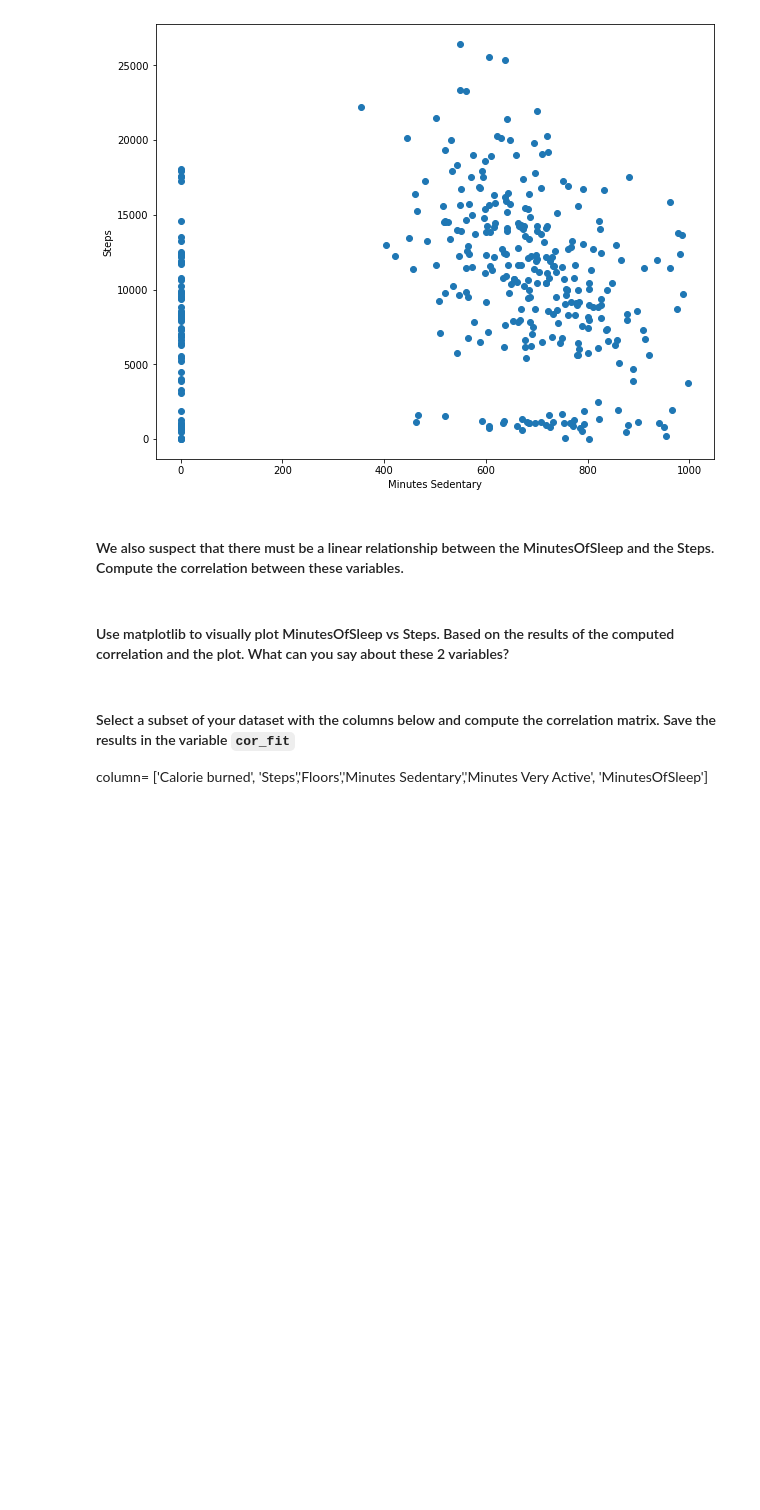
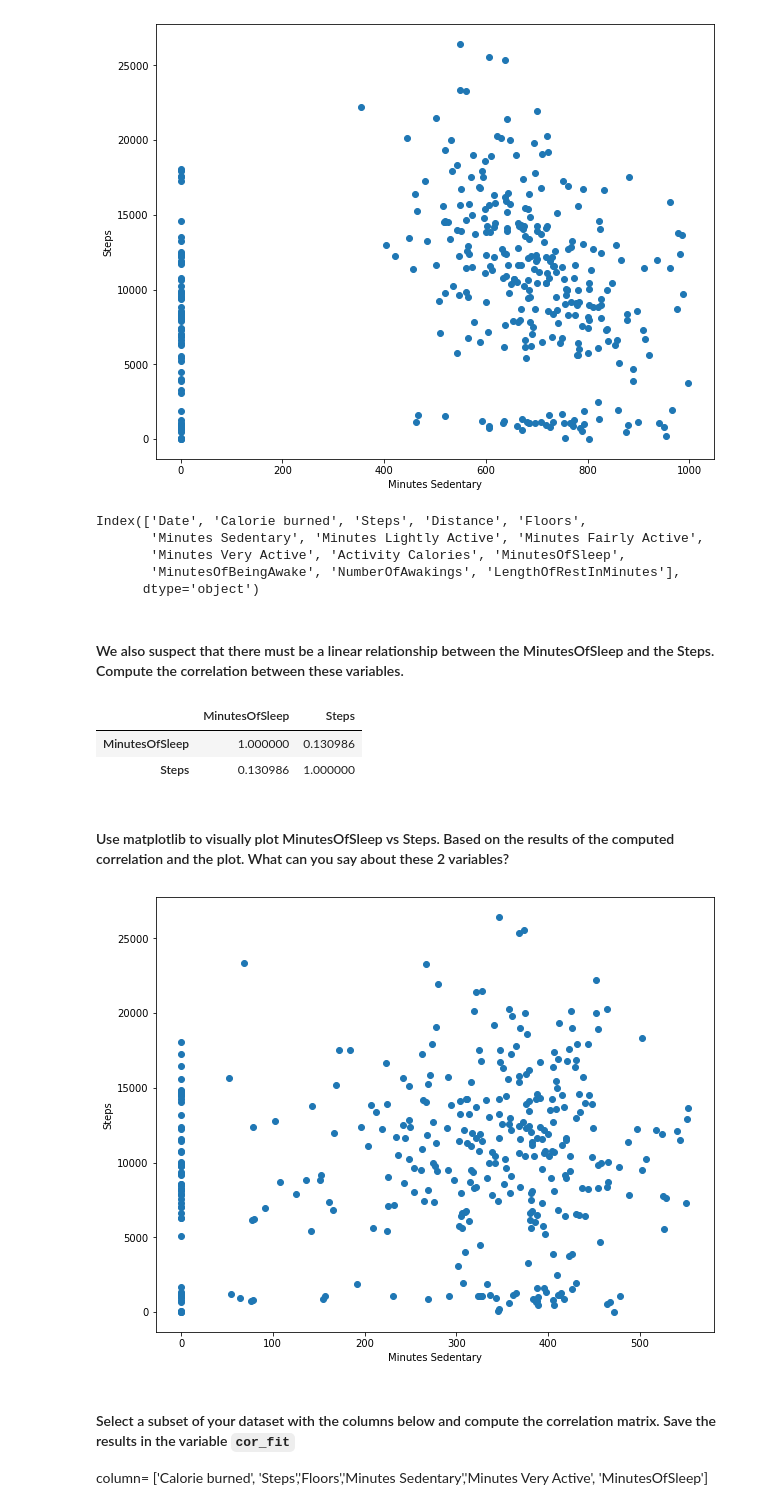
Before and after one commit to ta-data-mex/lab-pivot-table-and-correlation, a Jupyter notebook: your_code/main.ipynb, the cells around one changed output. Saved outputs shown, nothing was run; the diff lists cells and outputs as text; code cells hidden in the pictures; blank space fills up the shorter version.

```diff
--- a/your_code/main.ipynb
+++ b/your_code/main.ipynb
@@ -350,9 +350,22 @@ plt.scatter(x, y);
 # Your comment here
 # Al parecer hay muchos registros con 0 minutos de sedentarismo, pero tienen miles de pasos.
 # Del lado derecho se nota una relación con tendencia negativa.
+fitbit.columns
+# %% [output]
+Index(['Date', 'Calorie burned', 'Steps', 'Distance', 'Floors',
+       'Minutes Sedentary', 'Minutes Lightly Active', 'Minutes Fairly Active',
+       'Minutes Very Active', 'Activity Calories', 'MinutesOfSleep',
+       'MinutesOfBeingAwake', 'NumberOfAwakings', 'LengthOfRestInMinutes'],
+      dtype='object')
 # %% [markdown]
 #### We also suspect that there must be a linear relationship between the MinutesOfSleep and the Steps. Compute the correlation between these variables.
 # %%
 # your answer here
+fitbit_group = fitbit[['MinutesOfSleep','Steps']]
+fitbit_group.corr()
+# %% [output]
+|  | MinutesOfSleep | Steps |
+| MinutesOfSleep | 1.000000 | 0.130986 |
+| Steps | 0.130986 | 1.000000 |
 # %% [markdown]
 #### Use matplotlib to visually plot MinutesOfSleep vs Steps. Based on the results of the computed correlation and the plot. What can you say about these 2 variables?
@@ -361,3 +372,14 @@ plt.scatter(x, y);
+# %%
+# your answer here
+x = fitbit_group['MinutesOfSleep']
+y = fitbit_group['Steps']
+
+plt.figure(figsize=(10, 8))
+plt.xlabel('Minutes Sedentary')
+plt.ylabel('Steps')
+plt.scatter(x, y);
+# %% [output]
+[figure, added]
 # %% [markdown]
 #### Select a subset of your dataset with the columns below and compute the correlation matrix. Save the results in the variable `cor_fit`
 column= ['Calorie burned', 'Steps','Floors','Minutes Sedentary','Minutes Very Active', 'MinutesOfSleep']
```
Also changed, not shown: parts of 18 cells of this notebook.
